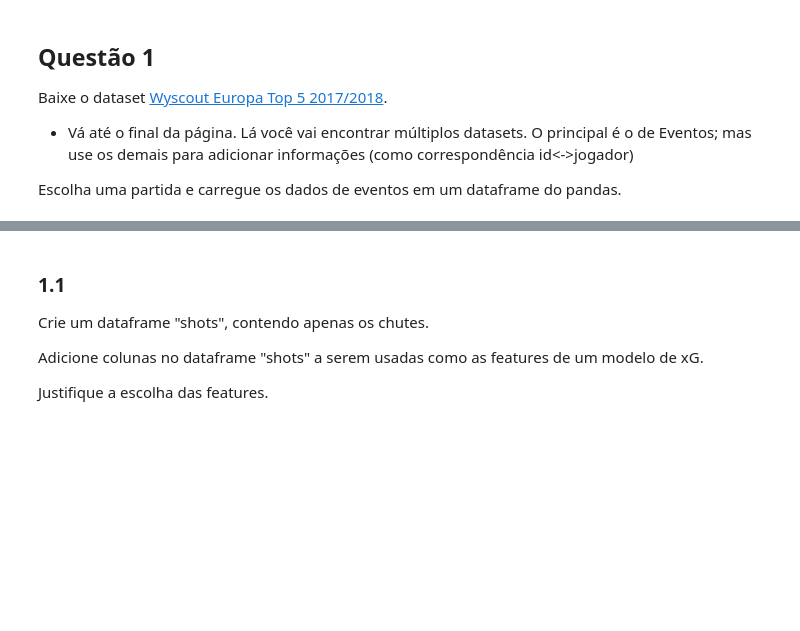
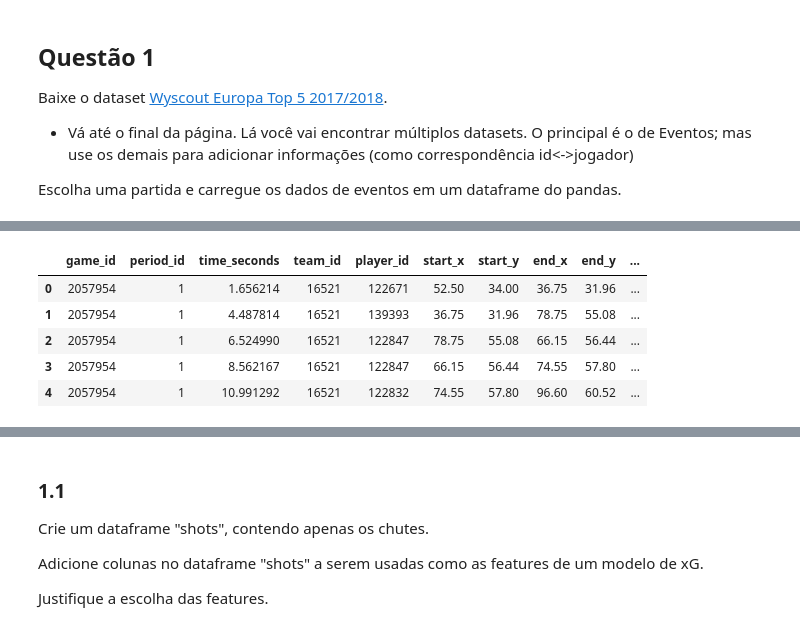
Before and after one commit to juliogdomingues/cdaf_ufmg, a Jupyter notebook: At3/atv_3.ipynb, the cells around one changed output, grey strips where cells are left out. Saved outputs shown, nothing was run; the diff lists cells and outputs as text; code cells hidden in the pictures; blank space fills up the shorter version.

```diff
--- a/At3/atv_3.ipynb
+++ b/At3/atv_3.ipynb
@@ -251,0 +84,41 @@ array(['Simple pass', 'High pass', 'Air duel', 'Foul', 'Free Kick',
+# %%
+# pré processamento em colunas da tabela de eventos para facilitar a conversão p/ SPADL
+events = events.rename(columns={'id': 'event_id', 'eventId': 'type_id', 'subEventId': 'subtype_id',
+                                'teamId': 'team_id', 'playerId': 'player_id', 'matchId': 'game_id'})
+events['milliseconds'] = events['eventSec'] * 1000
+events['period_id'] = events['matchPeriod'].replace({'1H': 1, '2H': 2})
+# %%
+team_matches = []
+for i in tqdm(range(len(matches))):
+    match = pd.DataFrame(matches.loc[i, 'teamsData']).T
+    match['matchId'] = matches.loc[i, 'wyId']
+    team_matches.append(match)
+team_matches = pd.concat(team_matches).reset_index(drop=True)
+# %%
+from tqdm.notebook import tqdm
+
+# fazendo a conversão p/ SPADL, padronizando a direção de jogo da esquerda p/ a direita e adicionando os nomes dos tipos de ações
+all_actions = []
+game_ids = events.game_id.unique().tolist()
+
+with tqdm(total=len(game_ids), desc="Convertendo jogos para SPADL", position=0, disable=False) as pbar:
+    for g in game_ids:
+        match_events = events.loc[events.game_id == g]
+        match_home_id = team_matches.loc[(team_matches.matchId == g) & (team_matches.side == 'home'), 'teamId'].values[0]
+        match_actions = spadl.wyscout.convert_to_actions(events=match_events, home_team_id=match_home_id)
+        match_actions = spadl.play_left_to_right(actions=match_actions, home_team_id=match_home_id)
+        match_actions = spadl.add_names(match_actions)
+        all_actions.append(match_actions)
+        pbar.update(1)
+        pbar.refresh()
+
+all_actions = pd.concat(all_actions).reset_index(drop=True)
+# %%
+all_actions.head()
+# %% [output]
+|  | game_id | period_id | time_seconds | team_id | player_id | start_x | start_y | end_x | end_y | ... |
+| 0 | 2057954 | 1 | 1.656214 | 16521 | 122671 | 52.50 | 34.00 | 36.75 | 31.96 | ... |
+| 1 | 2057954 | 1 | 4.487814 | 16521 | 139393 | 36.75 | 31.96 | 78.75 | 55.08 | ... |
+| 2 | 2057954 | 1 | 6.524990 | 16521 | 122847 | 78.75 | 55.08 | 66.15 | 56.44 | ... |
+| 3 | 2057954 | 1 | 8.562167 | 16521 | 122847 | 66.15 | 56.44 | 74.55 | 57.80 | ... |
+| 4 | 2057954 | 1 | 10.991292 | 16521 | 122832 | 74.55 | 57.80 | 96.60 | 60.52 | ... |
```
Also changed, not shown: parts of 36 cells of this notebook.
